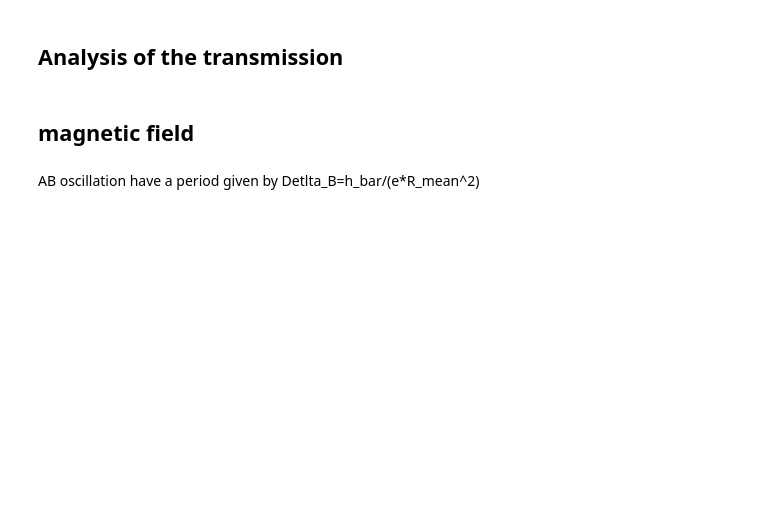
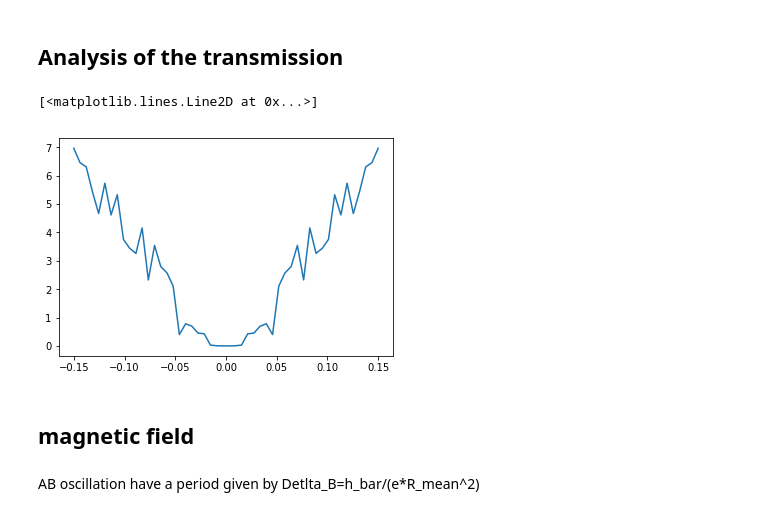
Before and after one commit to Firerom/Nano_kwant, a Jupyter notebook: Project/code/graphene_ring.ipynb, the cells around one changed output. Cells and saved outputs as stored; diff of their text form; code cells hidden in the pictures; blank space fills up the shorter version.

```diff
--- a/Project/code/graphene_ring.ipynb
+++ b/Project/code/graphene_ring.ipynb
@@ -112,3 +240,45 @@ kwant.plot(H)
 # %% [markdown]
 ## Analysis of the transmission
+# %%
+scaling_fact=15
+#n2D=1.2e16
+#scaling_fact=25
+a0=0.246
+a=a0*scaling_fact
+t0=2.8
+t=t0/scaling_fact
+
+get_ipython().magic('matplotlib inline')
+param = param_syst(a=a0*scaling_fact, t=t,R_ext=350,R_conge=0, W=100,W_L=150,L_L=100,magn_activated=0,potential_activated=0)
+
+param_constant_1=2*t
+param_constant_2=1*t
+param_linear_1=param_linear( phi_in_left=60/180*pi, phi_in_rigth=120/180*pi, V_left=0, V_rigth=0, V_mid=2*t)
+param_linear_2=param_linear( phi_in_left=-120/180*pi, phi_in_rigth=-60/180*pi, V_left=0, V_rigth=0, V_mid=2*t)
+param_quadratic_1=0
+param_quadratic_2=0
+choice_pot_1=choice_pot( choice='linear', param_constant=param_constant_1, param_linear=param_linear_1, param_quadratic=param_quadratic_1)
+choice_pot_2=choice_pot( choice='linear', param_constant=param_constant_2, param_linear=param_linear_2, param_quadratic=param_quadratic_2)
+
+param_pot_1=param_pot(theta_min=45/180*pi,theta_max=135/180*pi,choice_pot=choice_pot_1)
+param_pot_2=param_pot(theta_min=-70/180*pi,theta_max=-45/180*pi,choice_pot=choice_pot_2)
+
+
+H=make_system(param,param_pot_1,param_pot_2)
+
+Hf=H.finalized()
+
+
+E = np.linspace(-0.15,0.15,50)
+
+T2 = []
+for x in E:
+    smatrix = kwant.smatrix(Hf, energy = x,args=[param_pot_1, param_pot_2])
+    T = smatrix.transmission(1,0)
+    T2.append(T)
+
+plt.plot(E,T2)
+# %% [output]
+[<matplotlib.lines.Line2D at 0x...>]
+[figure, added]
 # %%
```
Also changed, not shown: parts of 12 cells of this notebook.
